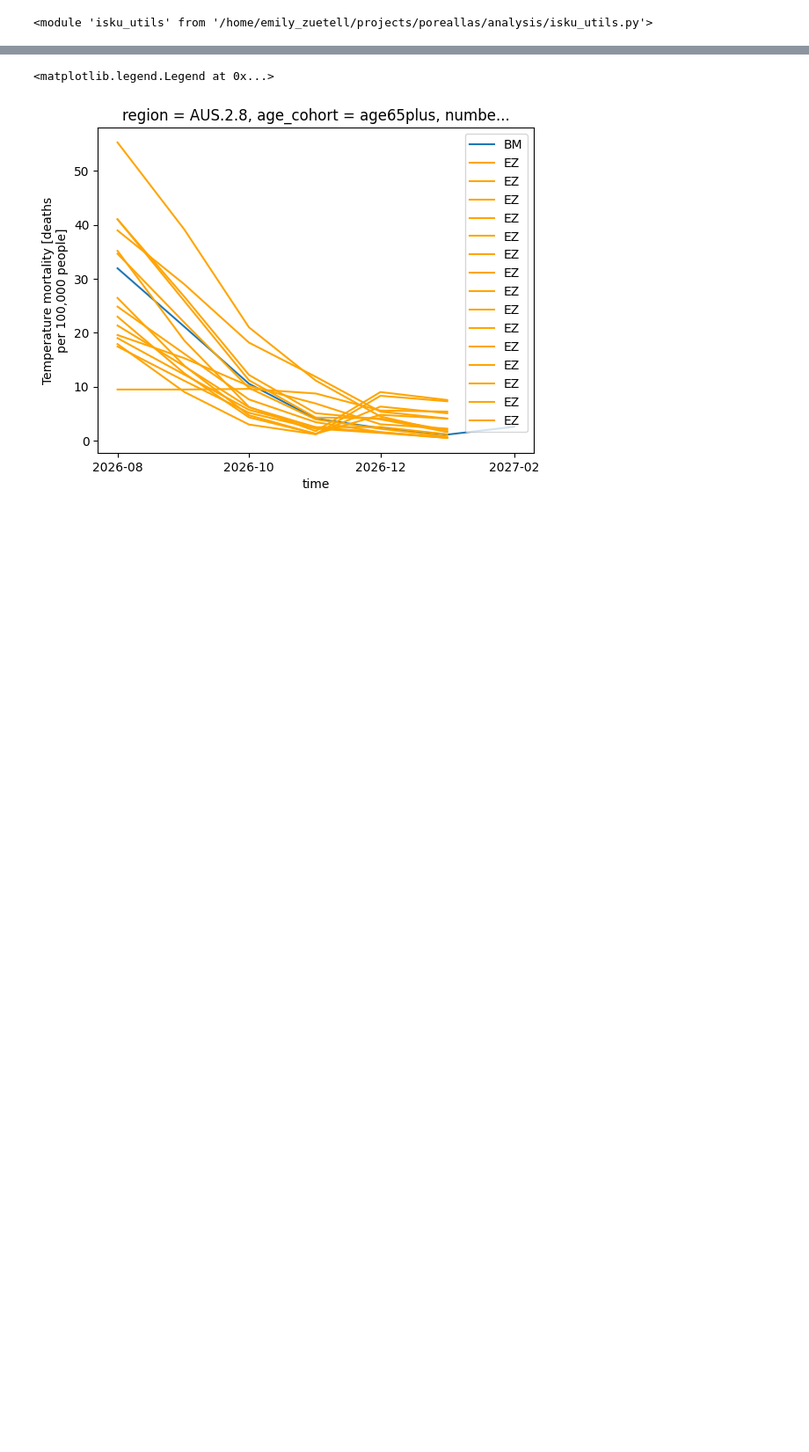
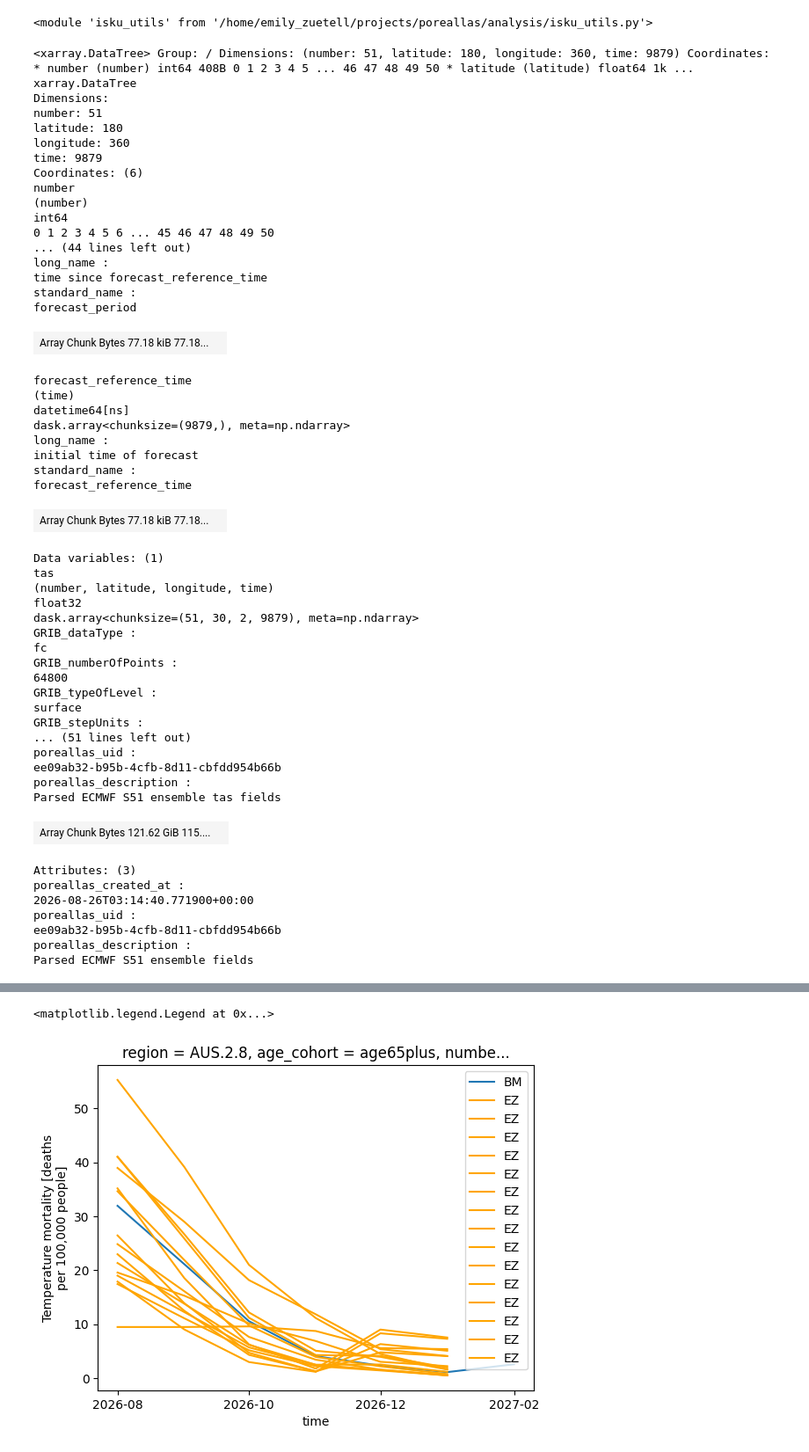
Before and after one commit to ezuetell/poreallas, a Jupyter notebook: analysis/v01_effect_comparison.ipynb, the cells around one changed output, grey strips where cells are left out. Shown at 88% size. Saved outputs shown, nothing was run; the diff lists cells and outputs as text; code cells hidden in the pictures; blank space fills up the shorter version.

```diff
--- a/analysis/v01_effect_comparison.ipynb
+++ b/analysis/v01_effect_comparison.ipynb
@@ -47,0 +63,55 @@ socioeconomics = socioeconomics.sel(year = 2026)[['pop0to4', 'pop5to64', 'pop65p
+# %%
+forecast_bm
+# %% [output]
+<xarray.DataTree> Group: / Dimensions: (number: 51, latitude: 180, longitude: 360, time: 9879) Coordinates: * number (number) int64 408B 0 1 2 3 4 5 ... 46 47 48 49 50 * latitude (latitude) float64 1k ...
+xarray.DataTree
+Dimensions:
+number: 51
+latitude: 180
+longitude: 360
+time: 9879
+Coordinates: (6)
+number
+(number)
+int64
+0 1 2 3 4 5 6 ... 45 46 47 48 49 50
+... (44 lines left out)
+long_name :
+time since forecast_reference_time
+standard_name :
+forecast_period
+| Array Chunk Bytes 77.18 kiB 77.18... |  |
+forecast_reference_time
+(time)
+datetime64[ns]
+dask.array<chunksize=(9879,), meta=np.ndarray>
+long_name :
+initial time of forecast
+standard_name :
+forecast_reference_time
+| Array Chunk Bytes 77.18 kiB 77.18... |  |
+Data variables: (1)
+tas
+(number, latitude, longitude, time)
+float32
+dask.array<chunksize=(51, 30, 2, 9879), meta=np.ndarray>
+GRIB_dataType :
+fc
+GRIB_numberOfPoints :
+64800
+GRIB_typeOfLevel :
+surface
+GRIB_stepUnits :
+... (51 lines left out)
+poreallas_uid :
+ee09ab32-b95b-4cfb-8d11-cbfdd954b66b
+poreallas_description :
+Parsed ECMWF S51 ensemble tas fields
+| Array Chunk Bytes 121.62 GiB 115.... |  |
+Attributes: (3)
+poreallas_created_at :
+2026-08-26T03:14:40.771900+00:00
+poreallas_uid :
+ee09ab32-b95b-4cfb-8d11-cbfdd954b66b
+poreallas_description :
+Parsed ECMWF S51 ensemble fields
```
Also changed, not shown: parts of 18 cells of this notebook, 12 other files.
